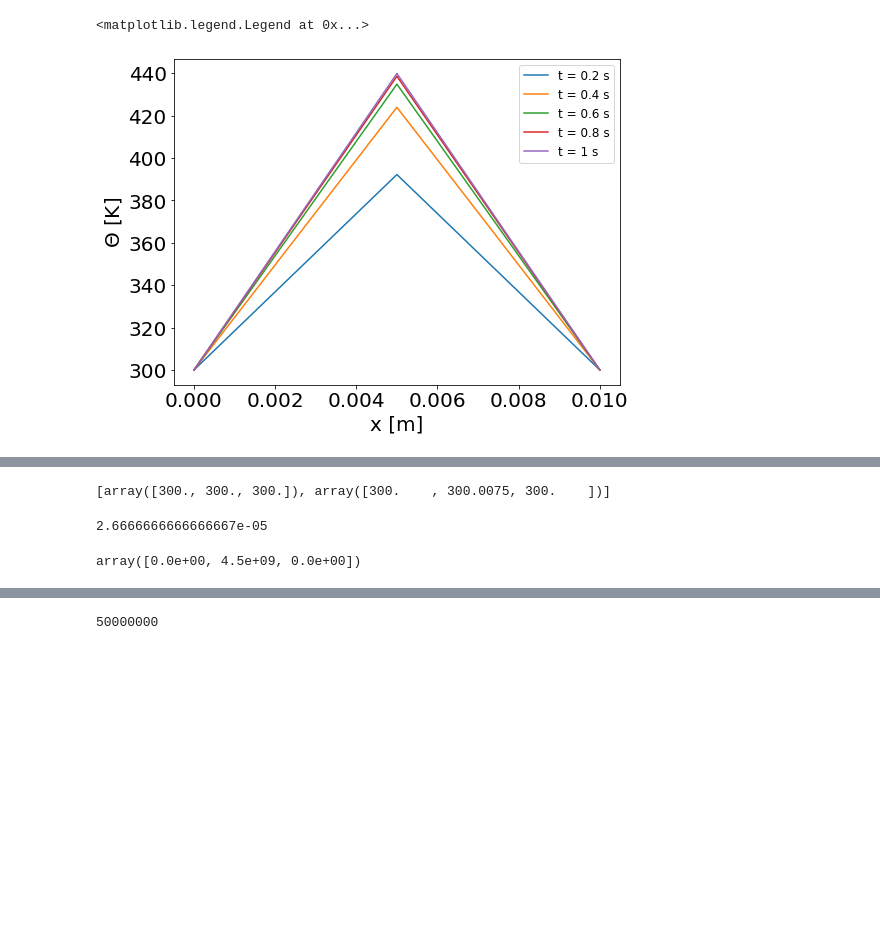
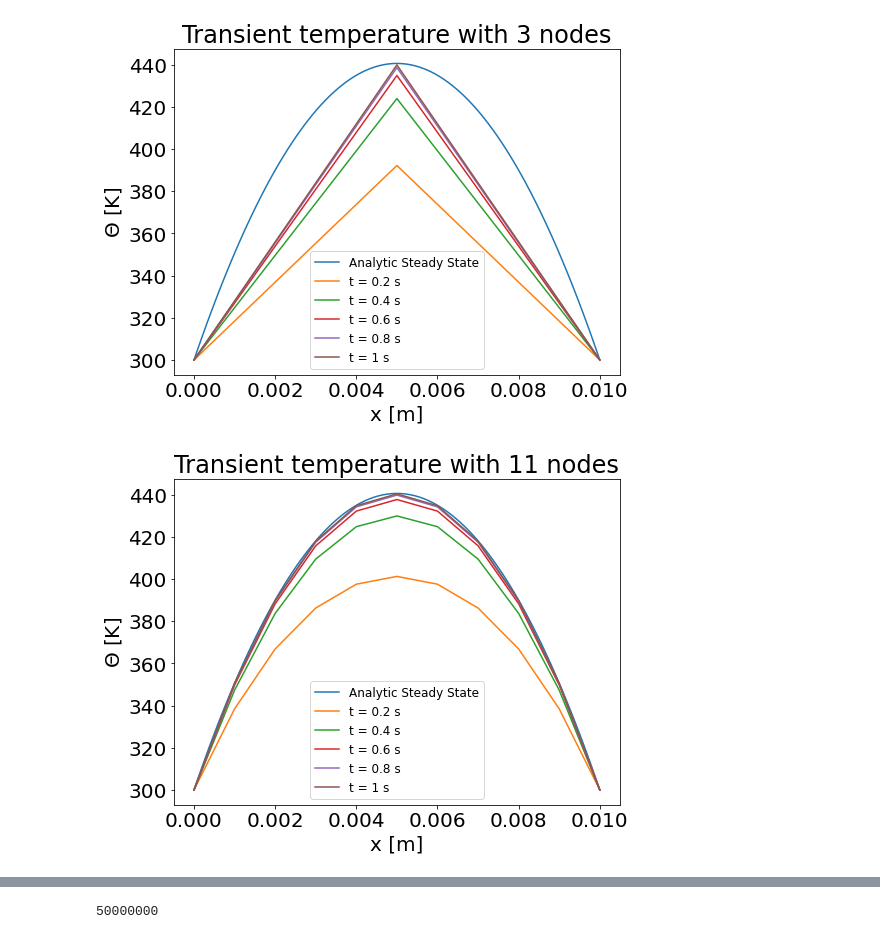
Before and after one commit to unjike/Modeling-and-Simulation-of-Advanced-Manufacturing-Processes, a Jupyter notebook: Finite_Difference_Model_for_Joule_Heating.ipynb, the cells around one changed output, grey strips where cells are left out. Drawn from its saved outputs; the diff is of its cells as text; code cells hidden in the pictures; blank space fills up the shorter version.

```diff
--- a/Finite_Difference_Model_for_Joule_Heating.ipynb
+++ b/Finite_Difference_Model_for_Joule_Heating.ipynb
@@ -51,23 +51,28 @@ def trnstempdist(n):
     theta.append(theta[i] + dt*Kappa_o/(rho_o*C*dx**2)*A@theta[i] + dt/(rho_o*C)*JH)
 
   return theta
-# %%
-# for 3 nodes
-x = np.linspace(0,0.01,3)
-theta3 = trnstempdist(3)
 # %%
-# analytic = lambda x:
-fig = plt.figure(figsize = (8,6))
-plt.rcParams.update({'font.size': 20})
-# plt.plot(x, theta3[int(t_f/(5*dt))])
-plt.plot(x, theta3[int(t_f/(5*dt))])
-plt.plot(x, theta3[int(2*t_f/(5*dt))])
-plt.plot(x, theta3[int(3*t_f/(5*dt))])
-plt.plot(x, theta3[int(4*t_f/(5*dt))])
-plt.plot(x, theta3[int(t_f/(dt))])
-plt.xlabel('x [m]')
-plt.ylabel('$\Theta$ [K]')
-plt.legend(['t = 0.2 s', 't = 0.4 s', 't = 0.6 s', 't = 0.8 s', 't = 1 s'], loc='best', fontsize = 12)
+ax = np.linspace(0,0.01,100)
+analyticA = lambda x: -a*J*E*x**2/(2*Kappa_o) + a*J*E*L*x/(2*Kappa_o) + theta_o
+
+
+for n in [3, 11, 21]:
+  # for 3 nodes
+  fig = plt.figure(figsize = (8,6))
+  x = np.linspace(0,0.01,n)
+  theta3 = trnstempdist(n)
+  plt.rcParams.update({'font.size': 20})
+  plt.plot(ax, analyticA(ax))
+  plt.plot(x, theta3[int(t_f/(5*dt))])
+  plt.plot(x, theta3[int(2*t_f/(5*dt))])
+  plt.plot(x, theta3[int(3*t_f/(5*dt))])
+  plt.plot(x, theta3[int(4*t_f/(5*dt))])
+  plt.plot(x, theta3[int(t_f/(dt))])
+  plt.xlabel('x [m]')
+  plt.ylabel('$\Theta$ [K]')
+  plt.legend(['Analytic Steady State', 't = 0.2 s', 't = 0.4 s', 't = 0.6 s', 't = 0.8 s', 't = 1 s'], loc='best', fontsize = 12)
+  plt.title(f'Transient temperature with {n} nodes')
+  plt.show()
 # %% [output]
-<matplotlib.legend.Legend at 0x...>
-[figure, old version]
+[figure, new version]
+[figure, added]
@@ -74,12 +79,0 @@ plt.legend(['t = 0.2 s', 't = 0.4 s', 't = 0.6 s', 't = 0.8 s', 't = 1 s'], loc=
-# %%
-theta3
-# %% [output]
-[array([300., 300., 300.]), array([300.    , 300.0075, 300.    ])]
-# %%
-dt*Kappa_o/(rho_o*C*dx**2)
-# %% [output]
-2.6666666666666667e-05
-# %%
-JH
-# %% [output]
-array([0.0e+00, 4.5e+09, 0.0e+00])
```
Also changed, not shown: parts of 4 cells of this notebook.
